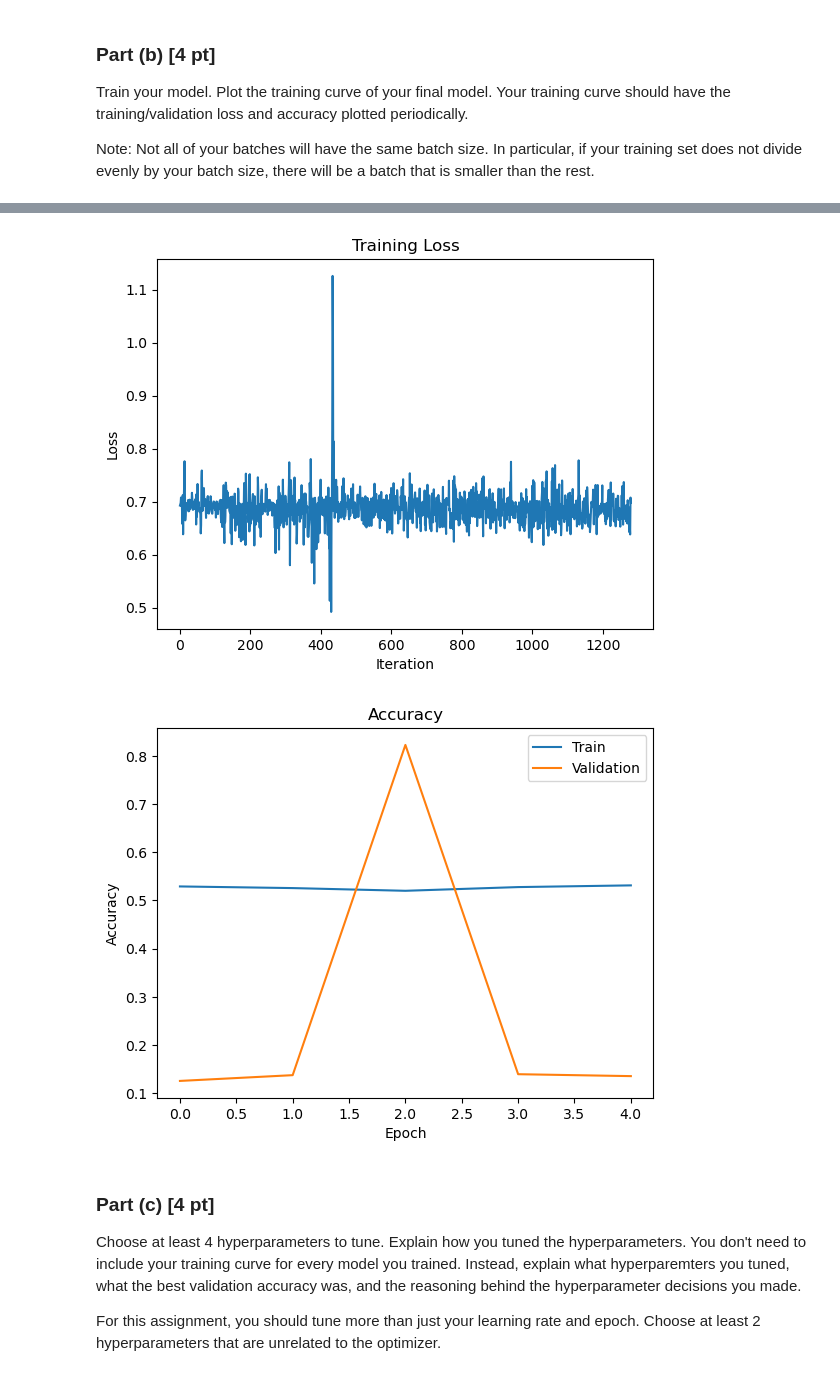
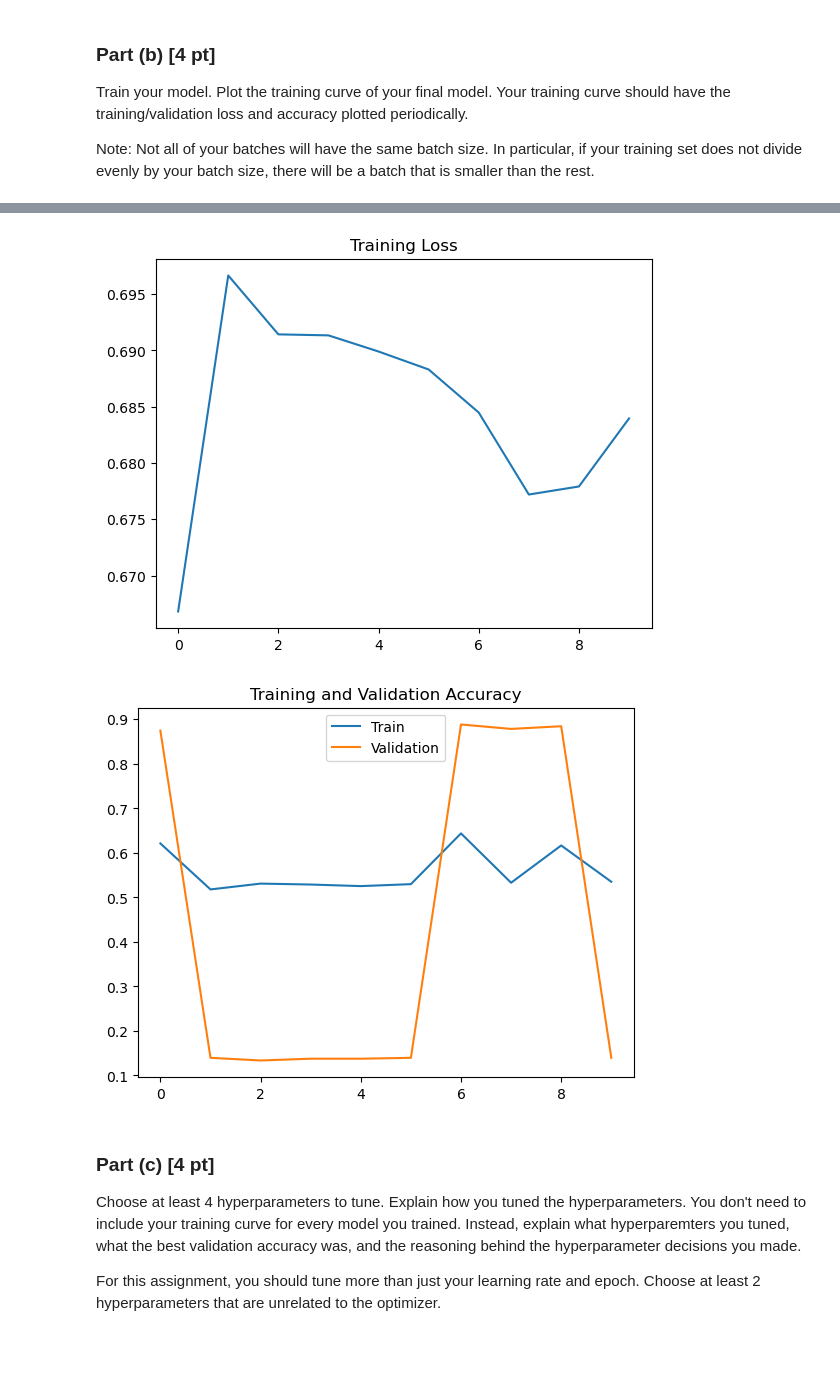
Before and after one commit to 0xC000005/APS360, a Jupyter notebook: Labs/Lab5/Lab5 Spam Detection.ipynb, the cells around one changed output, grey strips where cells are left out. Drawn from its saved outputs; the diff is of its cells as text; code cells hidden in the pictures; blank space fills up the shorter version.

Commit message:
Refactor training pipeline for improved performance and clarity

```diff
--- a/Labs/Lab5/Lab5 Spam Detection.ipynb
+++ b/Labs/Lab5/Lab5 Spam Detection.ipynb
@@ -296,14 +297,18 @@ class RNN(nn.Module):
     def __init__(self, input_size, hidden_size, num_classes):
         super(RNN, self).__init__()
         self.hidden_size = hidden_size
-        self.embedding = nn.Embedding(input_size, hidden_size)
-        self.rnn = nn.RNN(hidden_size, hidden_size, batch_first=True)
+        self.input_size = input_size  # Store input_size
+        # No embedding layer since we're using one-hot encoding
+        self.rnn = nn.RNN(input_size, hidden_size, batch_first=True)
         self.fc = nn.Linear(hidden_size, num_classes)
 
     def forward(self, x):
-        hidden = torch.zeros(1, x.size(0), self.hidden_size).to(device)
-        x = self.embedding(x)
-        out, _ = self.rnn(x, hidden)
+        # One-hot encode the input
+        # x is the input sequence (sentence) as a tensor of integers (character indices)
+        # x dimension is (batch_size, seq_len)
+        x_one_hot = torch.nn.functional.one_hot(x, num_classes=self.input_size).float()
+        # x one hot is
+        out, _ = self.rnn(x_one_hot)
         out = self.fc(out[:, -1, :])
         return out
 # %% [markdown]
@@ -314,7 +319,7 @@ class RNN(nn.Module):
 Complete the `get_accuracy` function, which will compute the
 accuracy (rate) of your model across a dataset (e.g. validation set).
 # %%
-def get_accuracy(model, data):
+def get_accuracy(model, data, device):
     """ Compute the accuracy of the `model` across a dataset `data`
 
     Example usage:
@@ -366,22 +380,18 @@ def train(model, train_loader, val_loader, num_epochs=5, learning_rate=1e-3):
+# %%
+model = RNN(input_size=len(characters) + 1, hidden_size=50, num_classes=2).to(device)
+losses, accuracies = train(model, device, train_loader, val_loader, num_epochs=10, learning_rate=1e-3)
 # %%
-model = RNN(input_size=len(characters) + 1, hidden_size=50, num_classes=2).to(device)
-losses, train_acc, val_acc = train(model, train_loader, val_loader, num_epochs=5, learning_rate=1e-3)
-
 import matplotlib.pyplot as plt
 
-# plot losses
-plt.plot(losses)
-plt.title('Training Loss')
-plt.xlabel('Iteration')
-plt.ylabel('Loss')
+# plot the training loss
+plt.plot(losses.cpu().numpy())
+plt.title("Training Loss")
 plt.show()
 
-# plot accuracies
-plt.plot(train_acc, label='Train')
-plt.plot(val_acc, label='Validation')
-plt.title('Accuracy')
-plt.xlabel('Epoch')
-plt.ylabel('Accuracy')
+# plot the training and validation accuracy
+plt.plot(accuracies[0].cpu().numpy(), label="Train")
+plt.plot(accuracies[1].cpu().numpy(), label="Validation")
+plt.title("Training and Validation Accuracy")
 plt.legend()
 plt.show()
 # %% [output]
@@ -408,5 +398,5 @@ Epoch 4, train acc = 0.5312576312576313, val acc = 0.13545816733067728
-[figure, old version]
+[figure, new version]
-[figure, old version]
+[figure, new version]
 # %% [markdown]
 ### Part (c) [4 pt]
 
```
Also changed, not shown: parts of 17 cells of this notebook.
